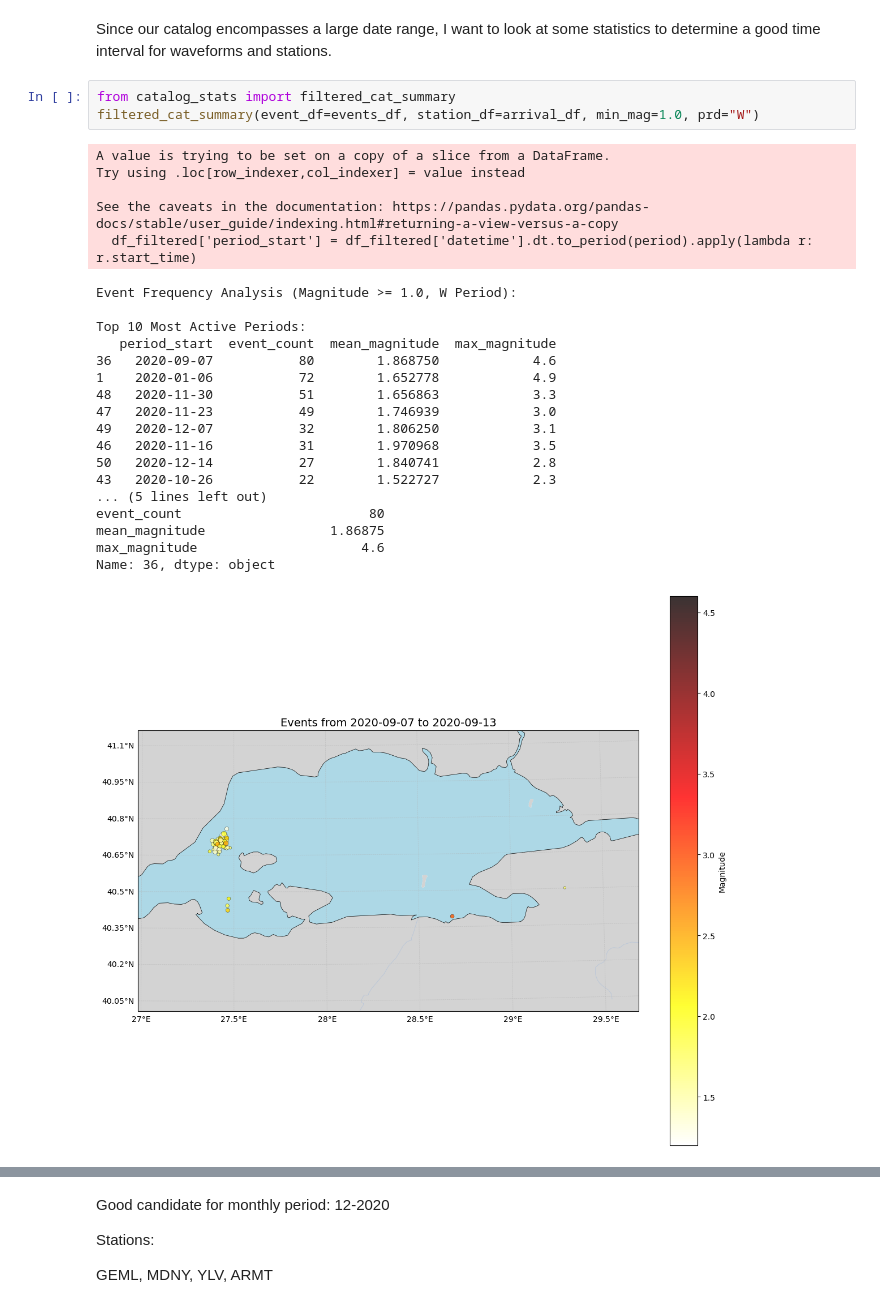
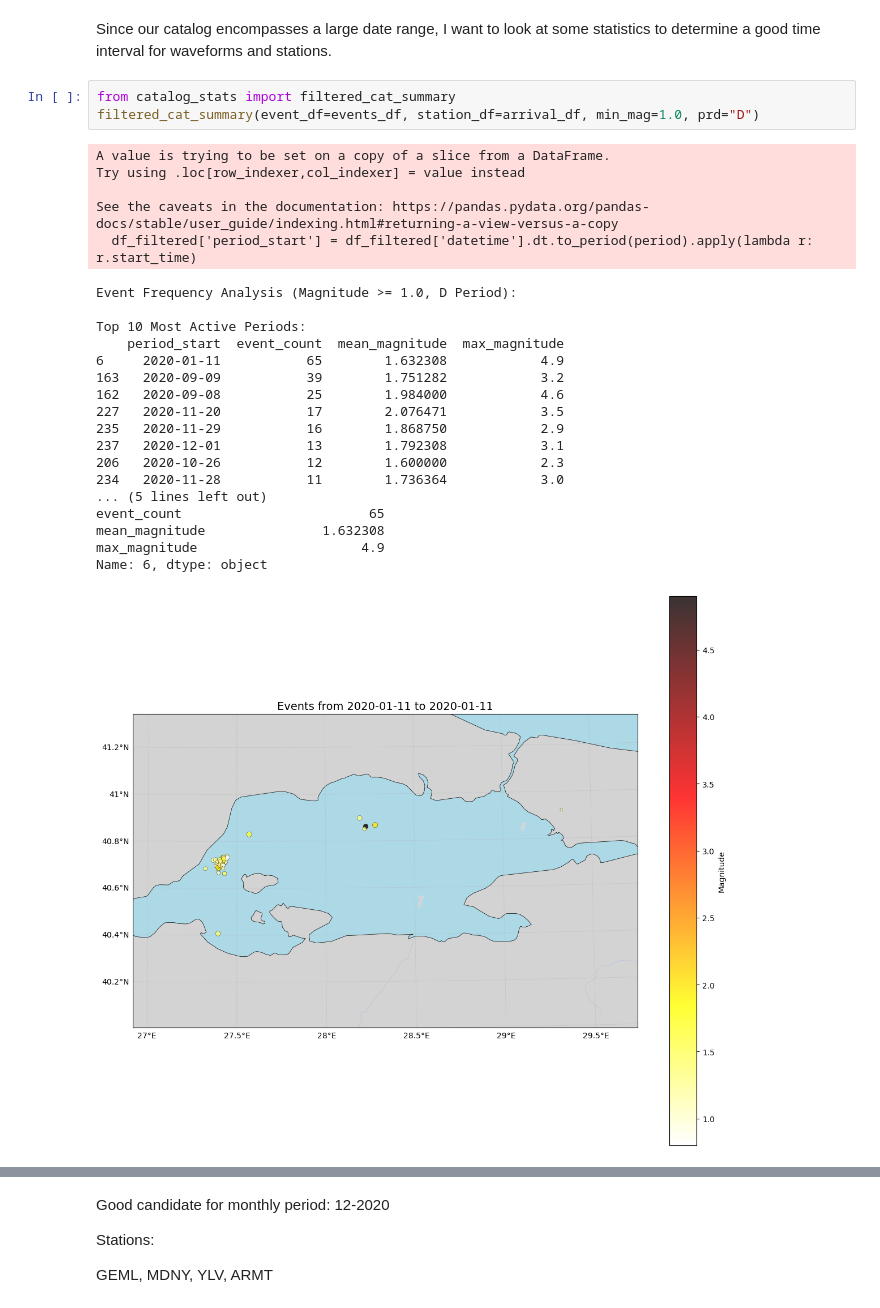
Before and after one commit to egead/rawcovar, a Jupyter notebook: catalog_implementation/Catalog_Exploration_simple.ipynb, the cells around one changed output, grey strips where cells are left out. Drawn from its saved outputs; the diff is of its cells as text.

```diff
--- a/catalog_implementation/Catalog_Exploration_simple.ipynb
+++ b/catalog_implementation/Catalog_Exploration_simple.ipynb
@@ -155,31 +155,31 @@ arrival_df
 Since our catalog encompasses a large date range, I want to look at some statistics to determine a good time interval for waveforms and stations.
 # %%
 from catalog_stats import filtered_cat_summary
-filtered_cat_summary(event_df=events_df, station_df=arrival_df, min_mag=1.0, prd="W")
+filtered_cat_summary(event_df=events_df, station_df=arrival_df, min_mag=1.0, prd="D")
 # %% [output]
 A value is trying to be set on a copy of a slice from a DataFrame.
 Try using .loc[row_indexer,col_indexer] = value instead
 
 See the caveats in the documentation: https://pandas.pydata.org/pandas-docs/stable/user_guide/indexing.html#returning-a-view-versus-a-copy
   df_filtered['period_start'] = df_filtered['datetime'].dt.to_period(period).apply(lambda r: r.start_time)
-Event Frequency Analysis (Magnitude >= 1.0, W Period):
+Event Frequency Analysis (Magnitude >= 1.0, D Period):
 
 Top 10 Most Active Periods:
-   period_start  event_count  mean_magnitude  max_magnitude
-36   2020-09-07           80        1.868750            4.6
-1    2020-01-06           72        1.652778            4.9
-48   2020-11-30           51        1.656863            3.3
-47   2020-11-23           49        1.746939            3.0
-49   2020-12-07           32        1.806250            3.1
-46   2020-11-16           31        1.970968            3.5
-50   2020-12-14           27        1.840741            2.8
-43   2020-10-26           22        1.522727            2.3
+    period_start  event_count  mean_magnitude  max_magnitude
+6     2020-01-11           65        1.632308            4.9
+163   2020-09-09           39        1.751282            3.2
+162   2020-09-08           25        1.984000            4.6
+227   2020-11-20           17        2.076471            3.5
+235   2020-11-29           16        1.868750            2.9
+237   2020-12-01           13        1.792308            3.1
+206   2020-10-26           12        1.600000            2.3
+234   2020-11-28           11        1.736364            3.0
 ... (5 lines left out)
-event_count                        80
-mean_magnitude                1.86875
-max_magnitude                     4.6
-Name: 36, dtype: object
+event_count                        65
+mean_magnitude               1.632308
+max_magnitude                     4.9
+Name: 6, dtype: object
-[figure, old version]
+[figure, new version]
 Station Arrival Analysis for Top Period:
 
 Top 10 Stations by Number of Arrivals:
```
Also changed, not shown: parts of 1 cell of this notebook, 25 other files.
